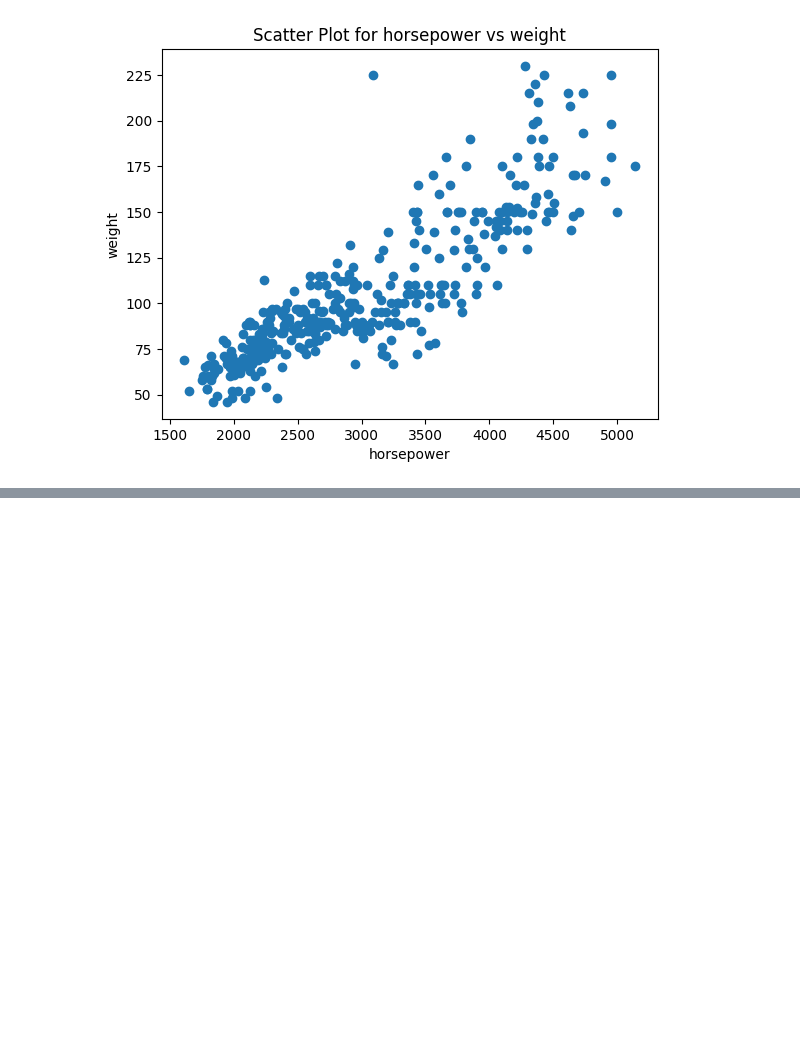
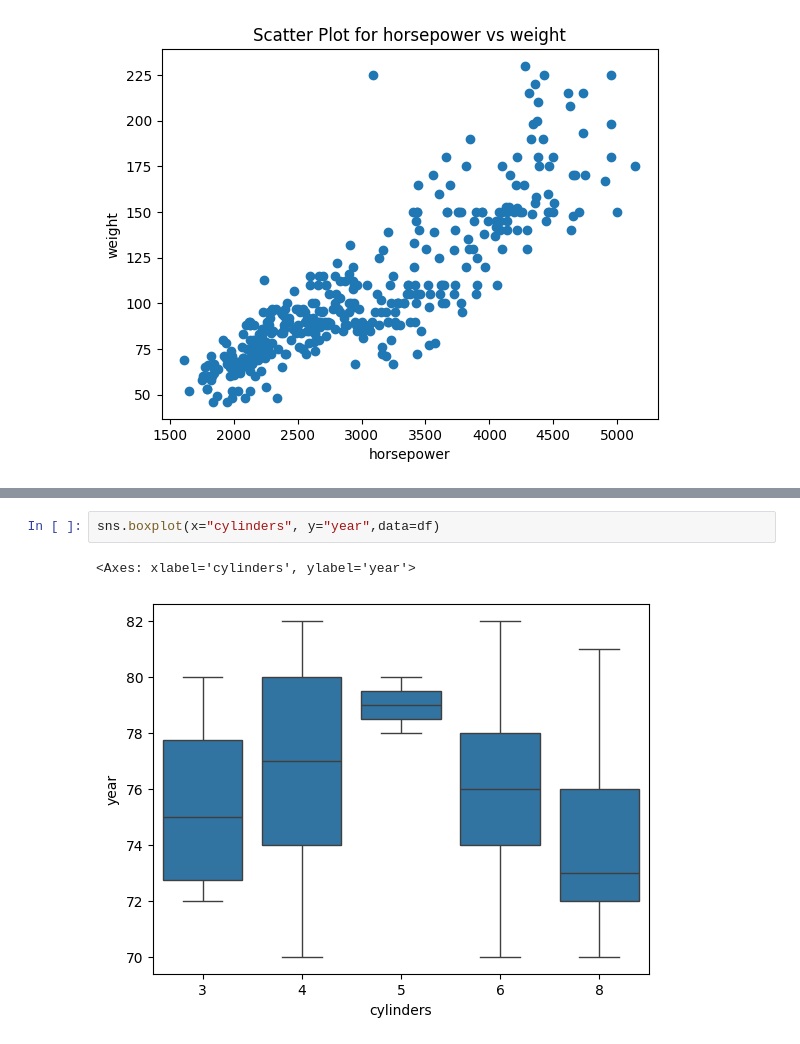
Before and after one commit to GHAUTHAM2509/data_analytics_da, a Jupyter notebook: 23BCE0487.ipynb, the cells around one changed output, grey strips where cells are left out. Saved outputs shown, nothing was run; the diff lists cells and outputs as text; blank space fills up the shorter version.

```diff
--- a/23BCE0487.ipynb
+++ b/23BCE0487.ipynb
@@ -223,0 +258,5 @@ Text(0, 0.5, 'weight')
+# %%
+sns.boxplot(x="cylinders", y="year",data=df)
+# %% [output]
+<Axes: xlabel='cylinders', ylabel='year'>
+[figure, added]
```
Also changed, not shown: parts of 6 cells of this notebook.
